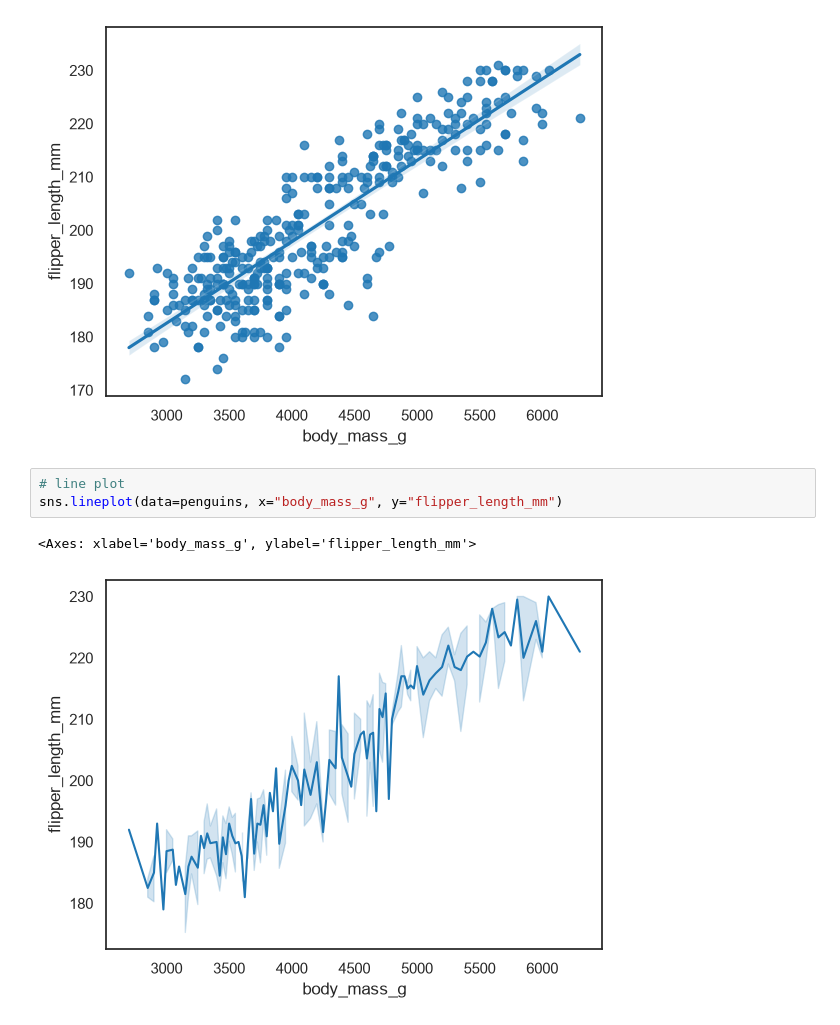
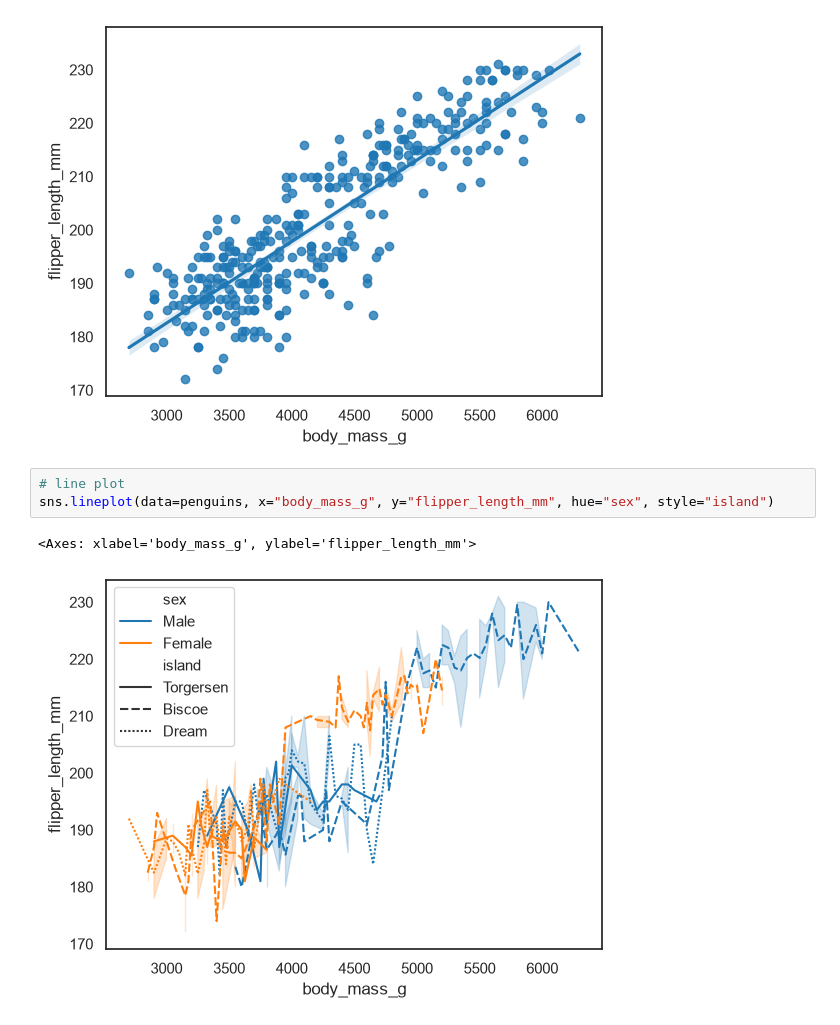
Before and after one commit to anojpradhan/learningDS, a Jupyter notebook: seaborn.ipynb, the cells around one changed output. Cells and saved outputs as stored; diff of their text form.

```diff
--- a/seaborn.ipynb
+++ b/seaborn.ipynb
@@ -105,7 +105,7 @@ sns.regplot(data=penguins, x="body_mass_g", y="flipper_length_mm")
 [figure]
 # %%
 # line plot
-sns.lineplot(data=penguins, x="body_mass_g", y="flipper_length_mm")
+sns.lineplot(data=penguins, x="body_mass_g", y="flipper_length_mm", hue="sex", style="island")
 # %% [output]
 <Axes: xlabel='body_mass_g', ylabel='flipper_length_mm'>
-[figure, old version]
+[figure, new version]
```
Also changed, not shown: parts of 1 cell of this notebook.
